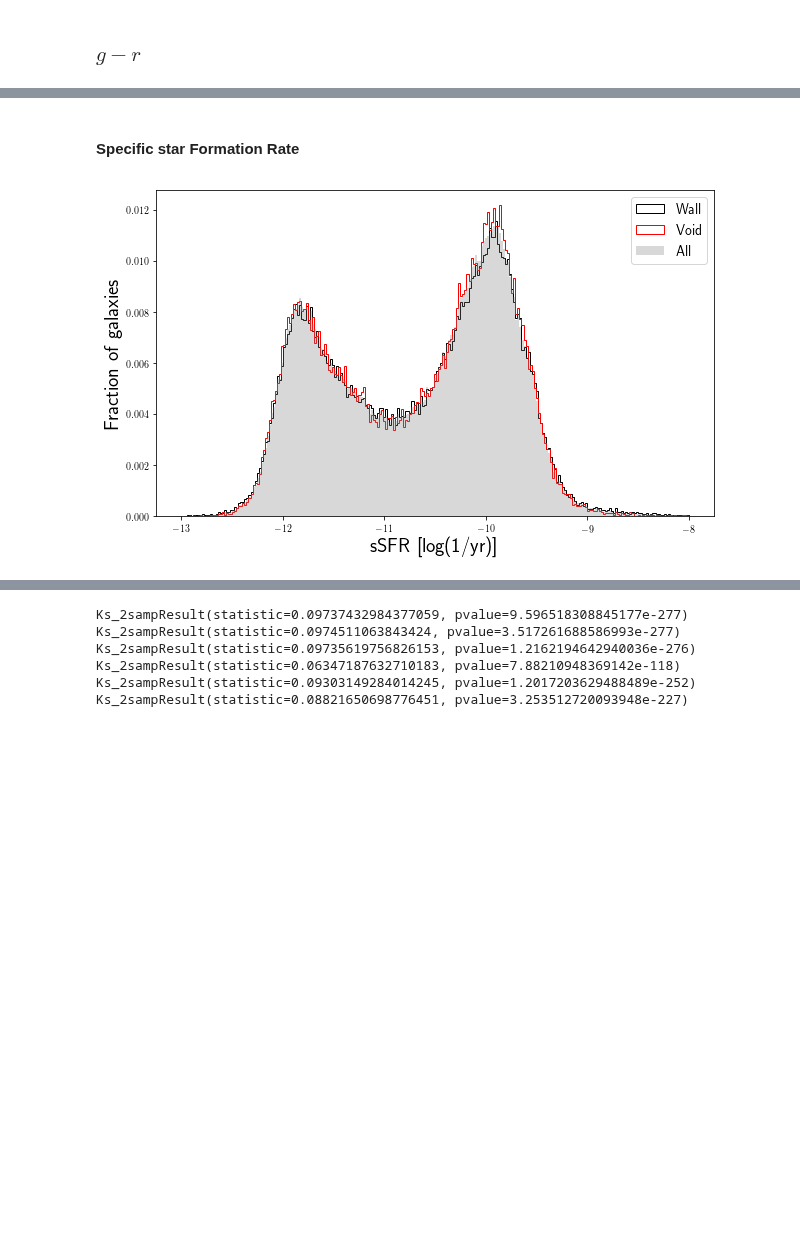
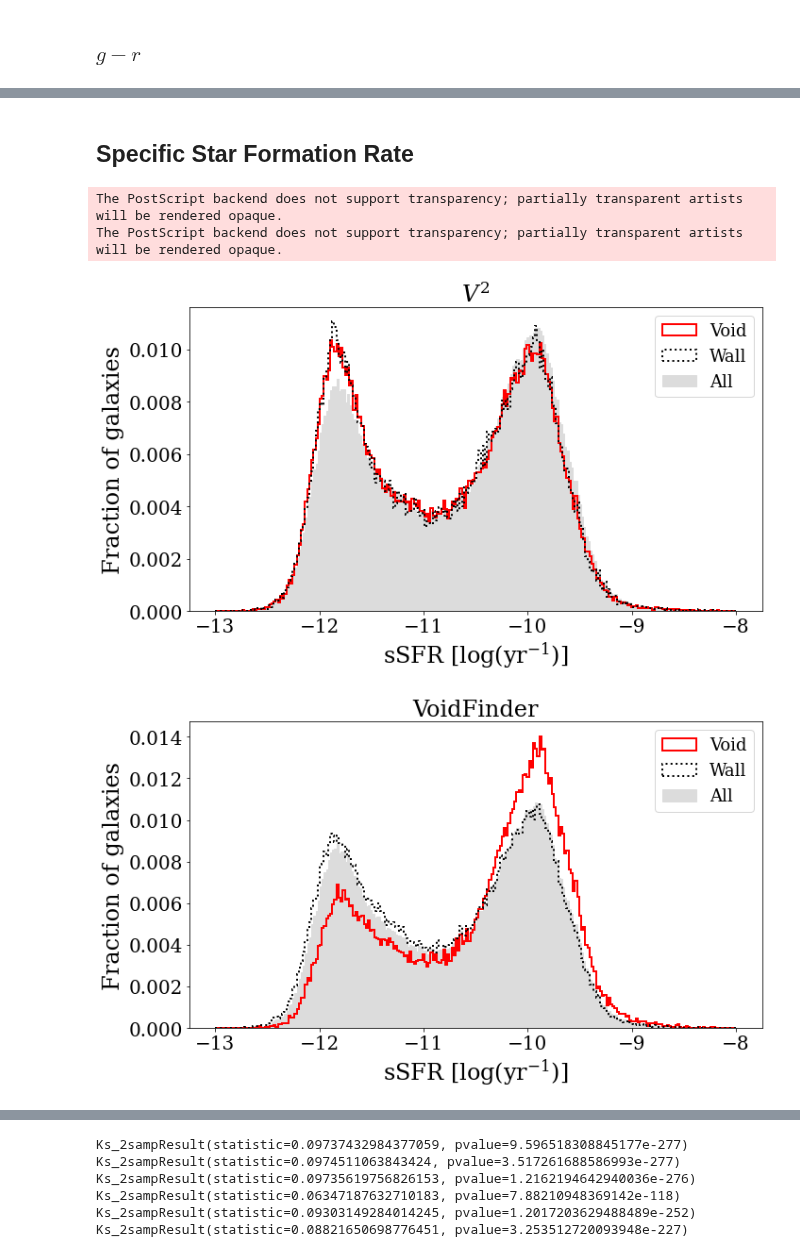
Before and after one commit to DESI-UR/Void_analysis, a Jupyter notebook: nb/Fatima_Zaidouni/galaxy properties by environments-updated.ipynb, the cells around one changed output, grey strips where cells are left out. Drawn from its saved outputs; the diff is of its cells as text; code cells hidden in the pictures; blank space fills up the shorter version.

```diff
--- a/nb/Fatima_Zaidouni/galaxy properties by environments-updated.ipynb
+++ b/nb/Fatima_Zaidouni/galaxy properties by environments-updated.ipynb
@@ -243,14 +243,14 @@ def char(char_,
 #     counts_edge, bins_edge = np.histogram(char_edge, bins= bins_)
 #     counts_out, bins_out = np.histogram(char_out, bins= bins_)
 
-    counts_all, bins_all = np.histogram(char_[catalog_main['Z']< 0.1114],
+    counts_all, bins_all = np.histogram(char_[catalog_main['Z']< 0.114],
                                         bins= bins_)
 
 
     counts_wall = np.array(counts_wall)/len(char_wall)
     counts_void = np.array(counts_void)/len(char_void)
 #     counts_edge, counts_out = np.array(counts_edge)/len(char_edge), np.array(counts_out)/len(char_out)
-    counts_all = np.array(counts_all)/len(char_[catalog_main['Z']< 0.1114])
+    counts_all = np.array(counts_all)/len(char_[catalog_main['Z']< 0.114])
 
     '''
     if voidfinder:
@@ -304,7 +304,7 @@ def char(char_,
     else:
         ax.set_title('$V^2$', fontsize=24)
 
-    if label == 'Absolute Magnitude' or label == 'Absolute Magnitude - NSA':
+    if label in ['Absolute Magnitude', 'Absolute Magnitude - NSA', '$M_r$']:
         ax.set_xlim(-12, -24)
 
     plt.tight_layout()
@@ -501,9 +511,23 @@ CDF(SFR,np.linspace(-3,2, 700),'Cumulative star formation rate','SFR [log(Msun/y
 # %% [markdown]
-#### Specific star Formation Rate
+## Specific Star Formation Rate
 # %%
-char_inside(sSFR,np.linspace(-13,-8, 250),'specific star formation rate - V^2','sSFR [log(1/yr)] ',x=-12.7,y=0.0105)
-# char(sSFR,np.linspace(-13,-8, 250),'specific star formation rate - Voidfinder','sSFR [log(1/yr)]', voidfinder = True,x=-12.7,y=0.013)
-# char_void(sSFR,np.linspace(-13,-8, 250),'specific star formation rate- void galaxies','sSFR [log(1/yr)] ')
-# CDF(sSFR,np.linspace(-13,-8, 700),'Cumulative specific star formation rate','sSFR [log(1/yr)] ')
+char(sSFR,
+     np.linspace(-13,-8, 250),
+     'sSFR_hist_V2_NSA',
+     'sSFR [log(yr$^{-1}$)]',
+     x=-12.7,
+     y=0.0105)
+char(sSFR,
+     np.linspace(-13,-8, 250),
+     'sSFR_hist_VF_NSA',
+     'sSFR [log(yr$^{-1}$)]',
+     voidfinder = True,
+     x=-12.7,
+     y=0.013)
+#char_void(sSFR,np.linspace(-13,-8, 250),'specific star formation rate- void galaxies','sSFR [log(1/yr)] ')
+#CDF(sSFR,np.linspace(-13,-8, 700),'Cumulative specific star formation rate','sSFR [log(1/yr)] ')
 # %% [output]
+The PostScript backend does not support transparency; partially transparent artists will be rendered opaque.
+The PostScript backend does not support transparency; partially transparent artists will be rendered opaque.
-[figure, old version]
+[figure, new version]
+[figure, added]
```
Also changed, not shown: parts of 40 cells of this notebook, 9 other files.
